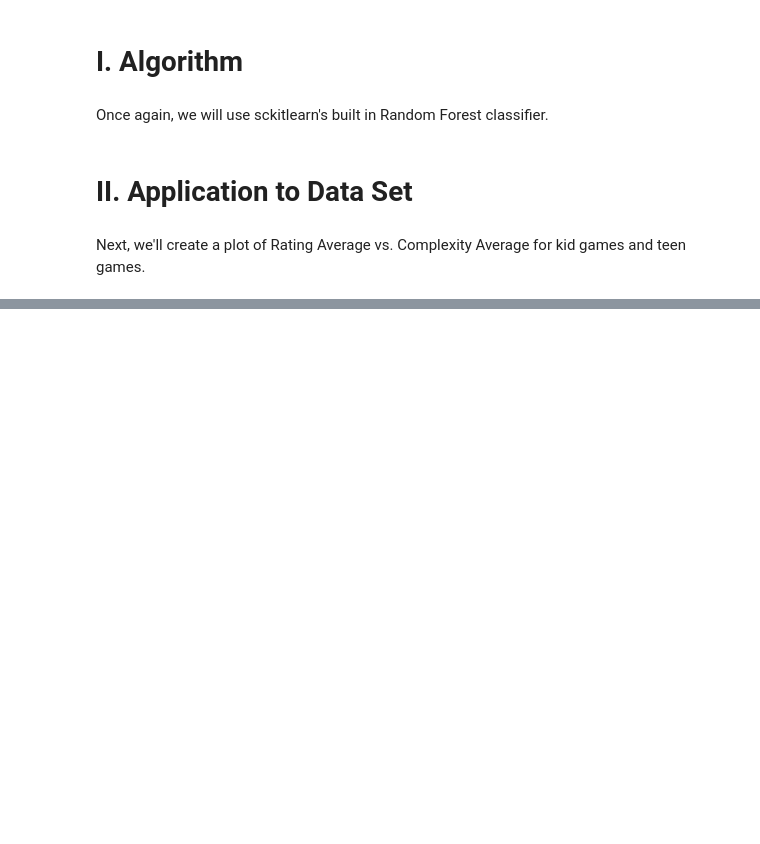
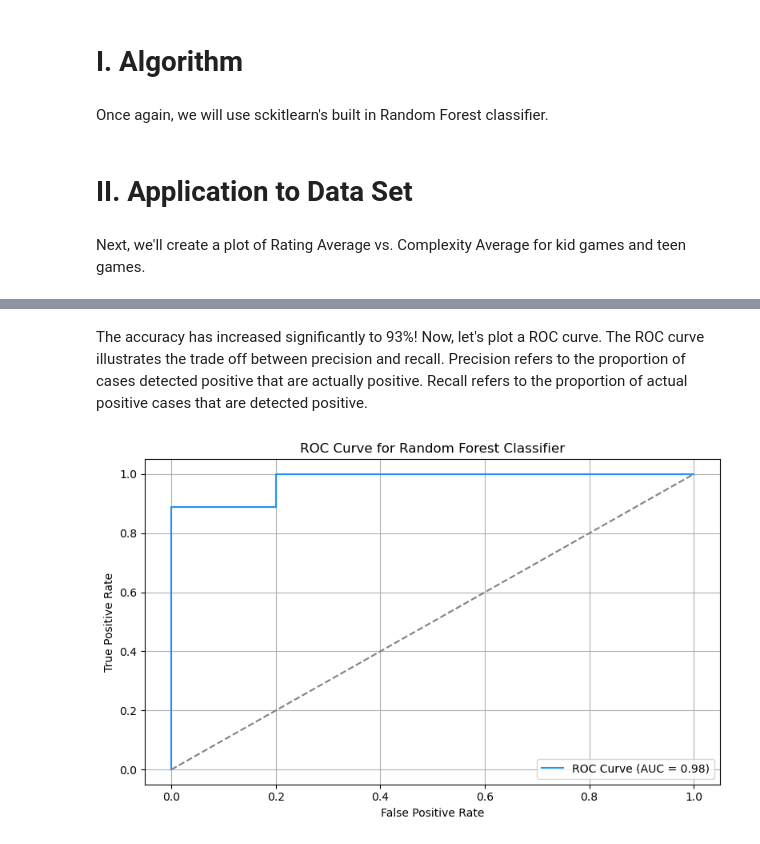
Before and after one commit to legendschwab/cmor438individual, a Jupyter notebook: Supervised Machine Learning/7. Random Forests/randomforestscmor438.ipynb, the cells around one changed output, grey strips where cells are left out. Saved outputs shown, nothing was run; the diff lists cells and outputs as text; code cells hidden in the pictures; blank space fills up the shorter version.

Commit message:
randomforests

```diff
--- a/Supervised Machine Learning/7. Random Forests/randomforestscmor438.ipynb
+++ b/Supervised Machine Learning/7. Random Forests/randomforestscmor438.ipynb
@@ -84,0 +68,16 @@ weighted avg       0.50      0.50      0.50        20
+# %%
+# Preparing data
+X = clean_data[['height_ft', 'speed_mph','Gforce_clean']]
+y = clean_data['Inverted']
+
+# Split data into training and testing sets
+X_train, X_test, y_train, y_test = train_test_split(X, y, test_size=0.2, random_state=42)
+
+# Train Decision Tree Classifier
+clf = RandomForestClassifier(n_estimators=100, random_state=10, max_depth=15)
+clf.fit(X_train, y_train)
+
+# Predict and evaluate
+y_pred = clf.predict(X_test)
+print(f"Accuracy: {round(accuracy_score(y_test, y_pred), 3)}")
+print("\nClassification Report:\n", classification_report(y_test, y_pred))
@@ -84,0 +96,25 @@ weighted avg       0.50      0.50      0.50        20
+# %% [markdown]
+The accuracy has increased significantly to 93%! Now, let's plot a ROC curve. The ROC curve illustrates the trade off between precision and recall. Precision refers to the proportion of cases detected positive that are actually positive. Recall refers to the proportion of actual positive cases that are detected positive.
+# %%
+# Get predicted probabilities for the positive class (Inverted = 1)
+y_probs = clf.predict_proba(X_test)[:, 1]  # probability for class 1
+
+# Compute ROC curve
+fpr, tpr, thresholds = roc_curve(y_test, y_probs)
+
+# Compute AUC (Area Under Curve)
+auc_score = roc_auc_score(y_test, y_probs)
+
+# Plot
+plt.figure(figsize=(8, 5))
+plt.plot(fpr, tpr, color='dodgerblue', label=f"ROC Curve (AUC = {auc_score:.2f})")
+plt.plot([0, 1], [0, 1], color='gray', linestyle='--')  # Diagonal line
+plt.xlabel('False Positive Rate')
+plt.ylabel('True Positive Rate')
+plt.title('ROC Curve for Random Forest Classifier')
+plt.legend(loc='lower right')
+plt.grid(True)
+plt.tight_layout()
+plt.show()
+# %% [output]
+[figure, added]
```
Also changed, not shown: parts of 15 cells of this notebook, 1 other file.
